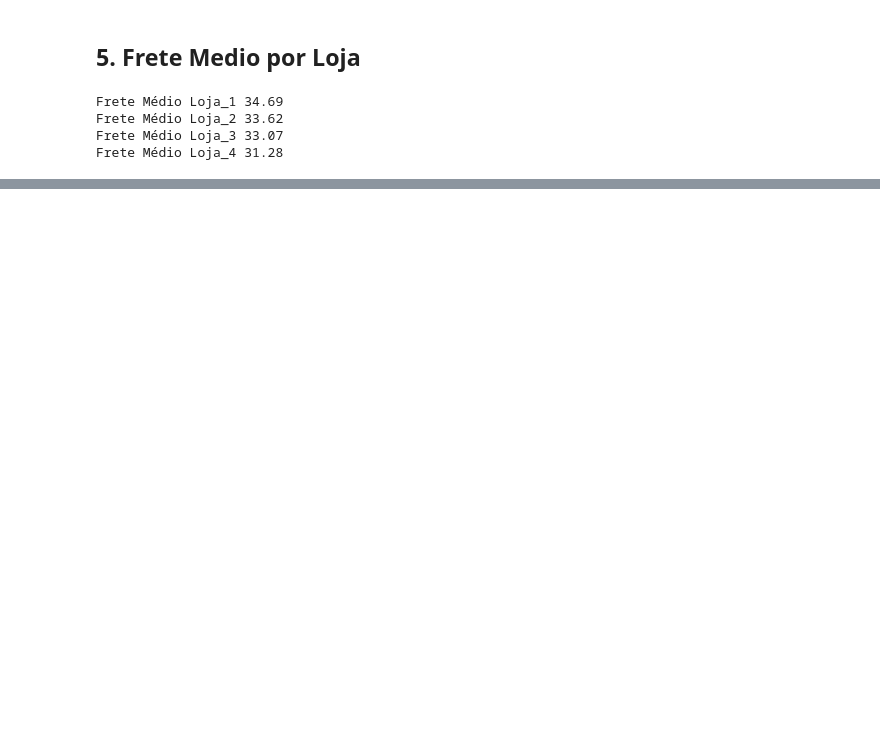
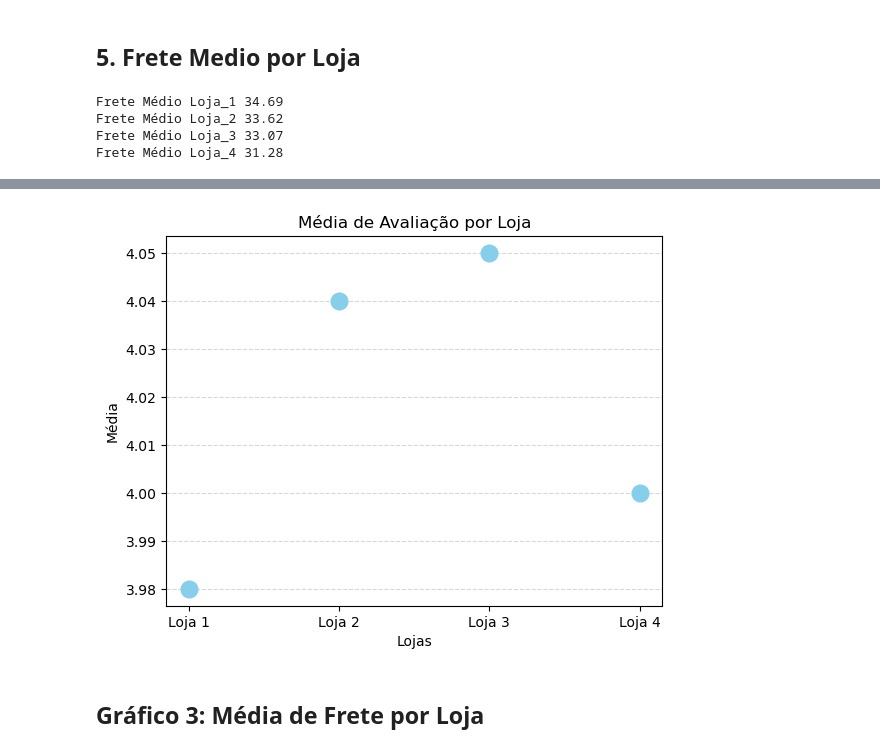
Before and after one commit to vmpimenta/challenge_alura_store_modelagem, a Jupyter notebook: challenge.ipynb, the cells around one changed output, grey strips where cells are left out. Drawn from its saved outputs; the diff is of its cells as text; code cells hidden in the pictures; blank space fills up the shorter version.

```diff
--- a/challenge.ipynb
+++ b/challenge.ipynb
@@ -35,6 +36,6 @@ def vendas_categoria(dataset):
 
 def media_avaliacoes(dataset):
     media = dataset["Avaliação da compra"].mean()
-    return f'{round(media,2)}'
+    return round(media,2)
 # %%
 # PRODUTOS MAIS VENDIDOS E MENOS VENDIDOS
@@ -138,0 +161,13 @@ Frete Médio Loja_4 31.28
+# %%
+lojas = ["Loja 1", "Loja 2", "Loja 3", "Loja 4"]
+lista_avaliacao = [media_avaliacoes(loja1), media_avaliacoes(loja2), media_avaliacoes(loja3), media_avaliacoes(loja4)]
+# %%
+plt.plot(lojas, lista_avaliacao, 'o', color='skyblue', markersize=12)
+plt.title("Média de Avaliação por Loja")
+plt.xlabel("Lojas")
+plt.ylabel("Média")
+plt.grid(axis='y', linestyle='--', alpha=0.5)
+# %% [output]
+[figure, added]
+# %% [markdown]
+## Gráfico 3: Média de Frete por Loja
```
Also changed, not shown: parts of 26 cells of this notebook.
